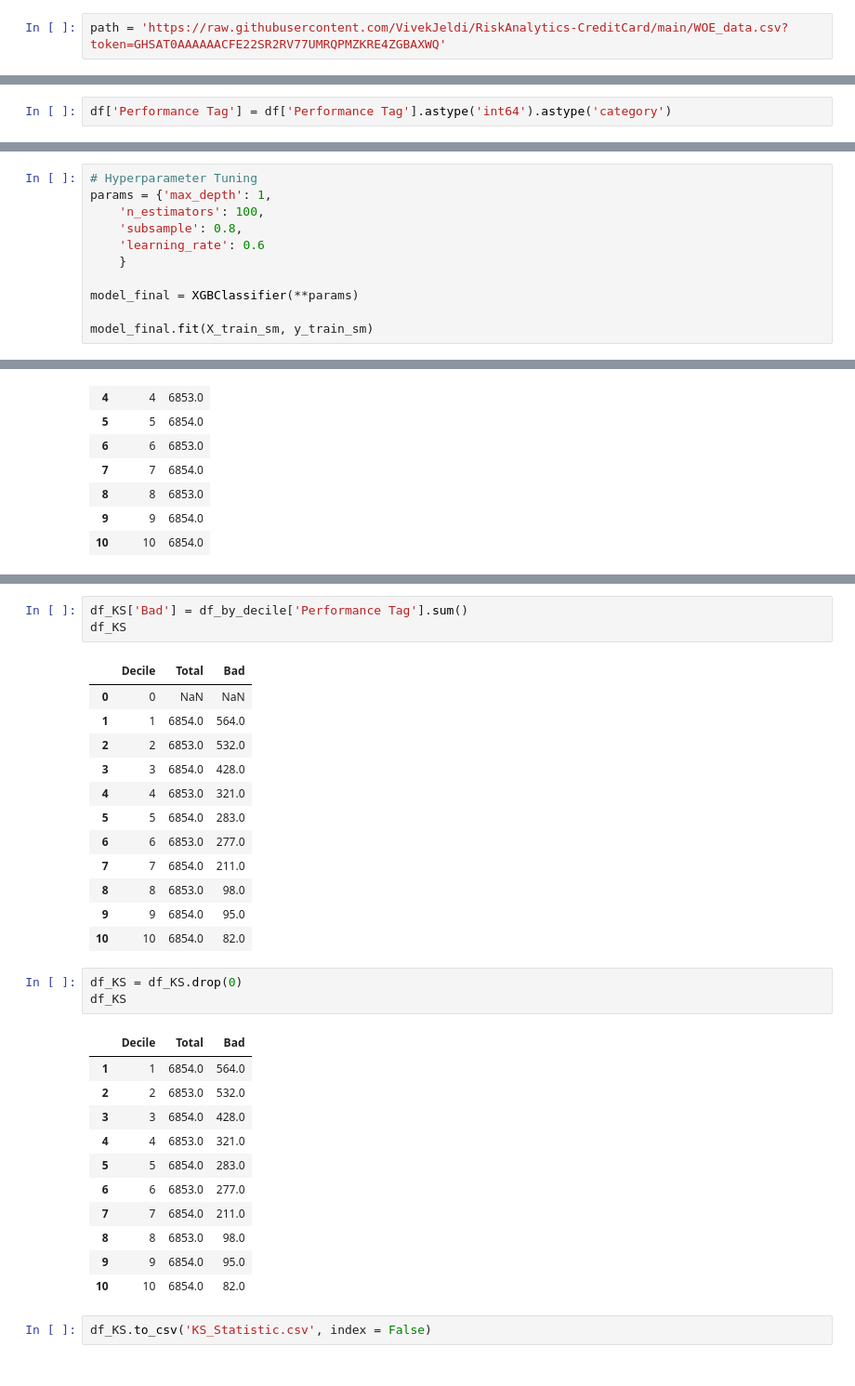
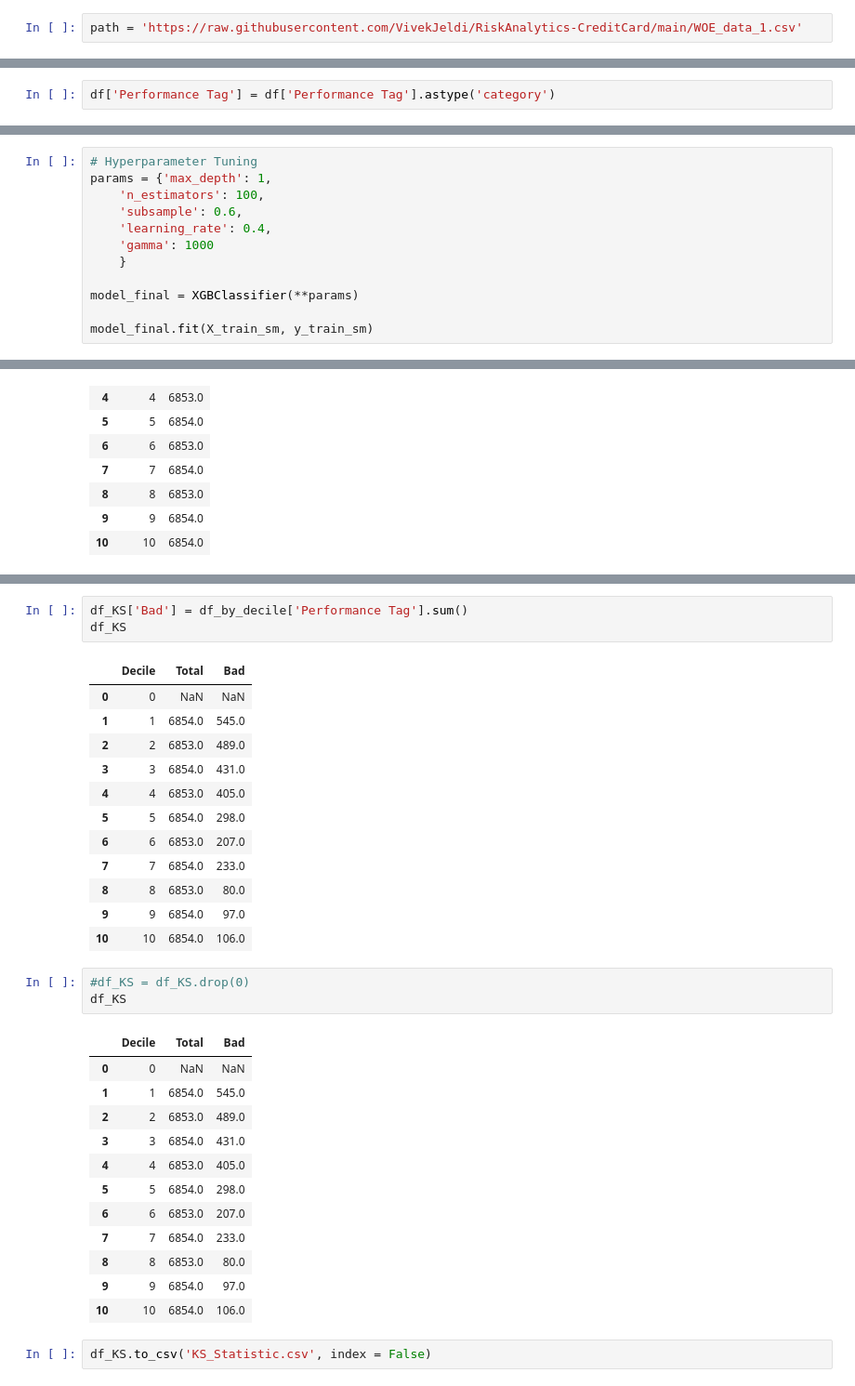
Before and after one commit to VivekJeldi/RiskAnalytics-CreditCard, a Jupyter notebook: Code_XGBoost_WOE.ipynb, the cells around one changed output, grey strips where cells are left out. Shown at 93% size. Saved outputs shown, nothing was run; the diff lists cells and outputs as text.

```diff
--- a/Code_XGBoost_WOE.ipynb
+++ b/Code_XGBoost_WOE.ipynb
@@ -26,7 +24,7 @@ from imblearn.combine import SMOTEENN
 
 from sklearn.model_selection import GridSearchCV
 # %%
-path = 'https://raw.githubusercontent.com/VivekJeldi/RiskAnalytics-CreditCard/main/WOE_data.csv?token=GHSAT0AAAAAACFE22SR2RV77UMRQPMZKRE4ZGBAXWQ'
+path = 'https://raw.githubusercontent.com/VivekJeldi/RiskAnalytics-CreditCard/main/WOE_data_1.csv'
 # %%
 df = pd.read_csv(path)
 df.head()
@@ -64,7 +62,7 @@ memory usage: 6.3 MB
 # %%
 #df[df_cat.columns] = df[df_cat.columns].astype('category')
 # %%
-df['Performance Tag'] = df['Performance Tag'].astype('int64').astype('category')
+df['Performance Tag'] = df['Performance Tag'].astype('category')
 # %%
 df['Performance Tag'].dtype
 # %% [output]
@@ -568,8 +906,9 @@ Final Hyperparameters
 # Hyperparameter Tuning
 params = {'max_depth': 1,
     'n_estimators': 100,
-    'subsample': 0.8,
-    'learning_rate': 0.6
+    'subsample': 0.6,
+    'learning_rate': 0.4,
+    'gamma': 1000
     }
 
 model_final = XGBClassifier(**params)
@@ -800,31 +1139,32 @@ df_KS
 # %% [output]
 |  | Decile | Total | Bad |
 | 0 | 0 | NaN | NaN |
-| 1 | 1 | 6854.0 | 564.0 |
-| 2 | 2 | 6853.0 | 532.0 |
-| 3 | 3 | 6854.0 | 428.0 |
-| 4 | 4 | 6853.0 | 321.0 |
-| 5 | 5 | 6854.0 | 283.0 |
-| 6 | 6 | 6853.0 | 277.0 |
-| 7 | 7 | 6854.0 | 211.0 |
-| 8 | 8 | 6853.0 | 98.0 |
-| 9 | 9 | 6854.0 | 95.0 |
-| 10 | 10 | 6854.0 | 82.0 |
+| 1 | 1 | 6854.0 | 545.0 |
+| 2 | 2 | 6853.0 | 489.0 |
+| 3 | 3 | 6854.0 | 431.0 |
+| 4 | 4 | 6853.0 | 405.0 |
+| 5 | 5 | 6854.0 | 298.0 |
+| 6 | 6 | 6853.0 | 207.0 |
+| 7 | 7 | 6854.0 | 233.0 |
+| 8 | 8 | 6853.0 | 80.0 |
+| 9 | 9 | 6854.0 | 97.0 |
+| 10 | 10 | 6854.0 | 106.0 |
 # %%
-df_KS = df_KS.drop(0)
+#df_KS = df_KS.drop(0)
 df_KS
 # %% [output]
 |  | Decile | Total | Bad |
-| 1 | 1 | 6854.0 | 564.0 |
-| 2 | 2 | 6853.0 | 532.0 |
-| 3 | 3 | 6854.0 | 428.0 |
-| 4 | 4 | 6853.0 | 321.0 |
-| 5 | 5 | 6854.0 | 283.0 |
-| 6 | 6 | 6853.0 | 277.0 |
-| 7 | 7 | 6854.0 | 211.0 |
-| 8 | 8 | 6853.0 | 98.0 |
-| 9 | 9 | 6854.0 | 95.0 |
-| 10 | 10 | 6854.0 | 82.0 |
+| 0 | 0 | NaN | NaN |
+| 1 | 1 | 6854.0 | 545.0 |
+| 2 | 2 | 6853.0 | 489.0 |
+| 3 | 3 | 6854.0 | 431.0 |
+| 4 | 4 | 6853.0 | 405.0 |
+| 5 | 5 | 6854.0 | 298.0 |
+| 6 | 6 | 6853.0 | 207.0 |
+| 7 | 7 | 6854.0 | 233.0 |
+| 8 | 8 | 6853.0 | 80.0 |
+| 9 | 9 | 6854.0 | 97.0 |
+| 10 | 10 | 6854.0 | 106.0 |
 # %%
 df_KS.to_csv('KS_Statistic.csv', index = False)
 # %%
```
Also changed, not shown: parts of 62 cells of this notebook.
